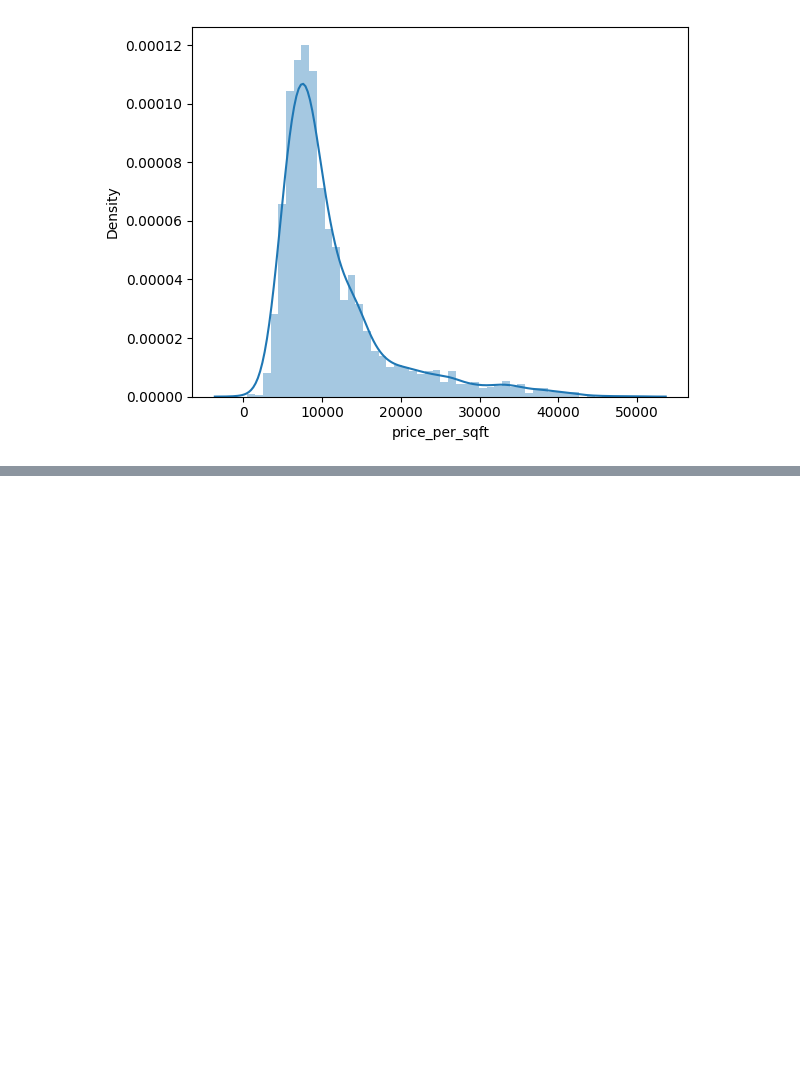
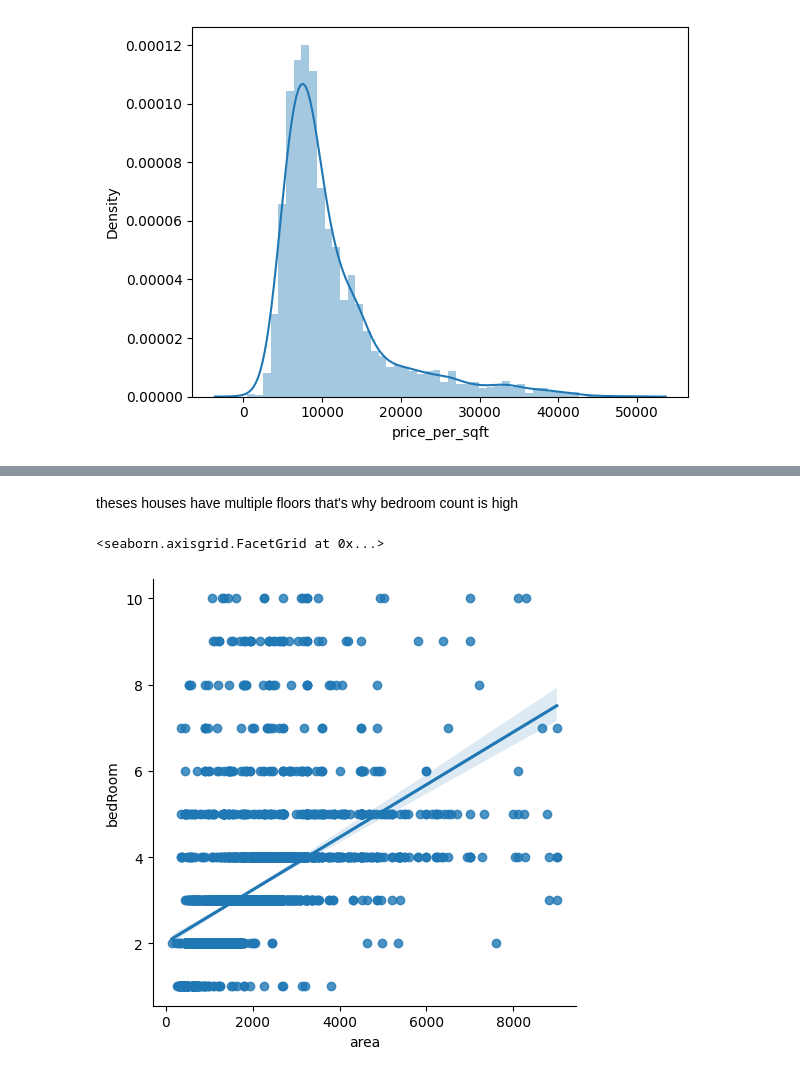
Before and after one commit to Ayush086/Capstone_Project, a Jupyter notebook: Day4-Outlier_Detection/outliers.ipynb, the cells around one changed output, grey strips where cells are left out. Saved outputs shown, nothing was run; the diff lists cells and outputs as text; code cells hidden in the pictures; blank space fills up the shorter version.

Commit message:
updated outlier detection

```diff
--- a/Day4-Outlier_Detection/outliers.ipynb
+++ b/Day4-Outlier_Detection/outliers.ipynb
@@ -403,0 +406,3 @@ df.to_csv('../datasets/final_dataset_outlier_detected_v3.csv', index=False)
+# %%
+import pandas as pd
+new_df = pd.read_csv('../datasets/final_dataset_outlier_detected_v3.csv')
@@ -403,0 +429,8 @@ df.to_csv('../datasets/final_dataset_outlier_detected_v3.csv', index=False)
+# %% [markdown]
+theses houses have multiple floors that's why bedroom count is high
+# %%
+import seaborn as sns
+sns.lmplot(data=new_df, x='area', y='bedRoom')
+# %% [output]
+<seaborn.axisgrid.FacetGrid at 0x...>
+[figure, added]
```
Also changed, not shown: parts of 14 cells of this notebook.
